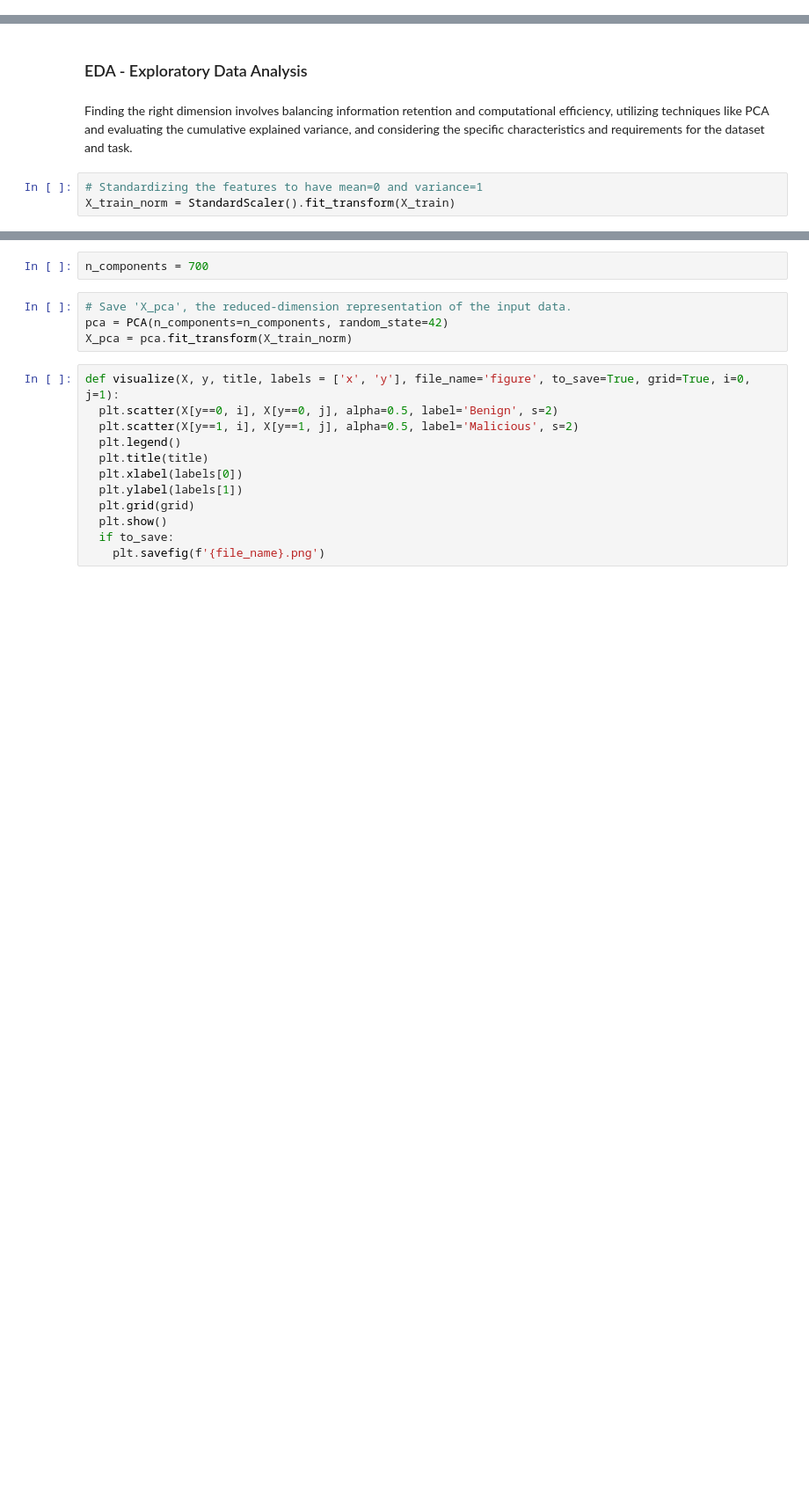
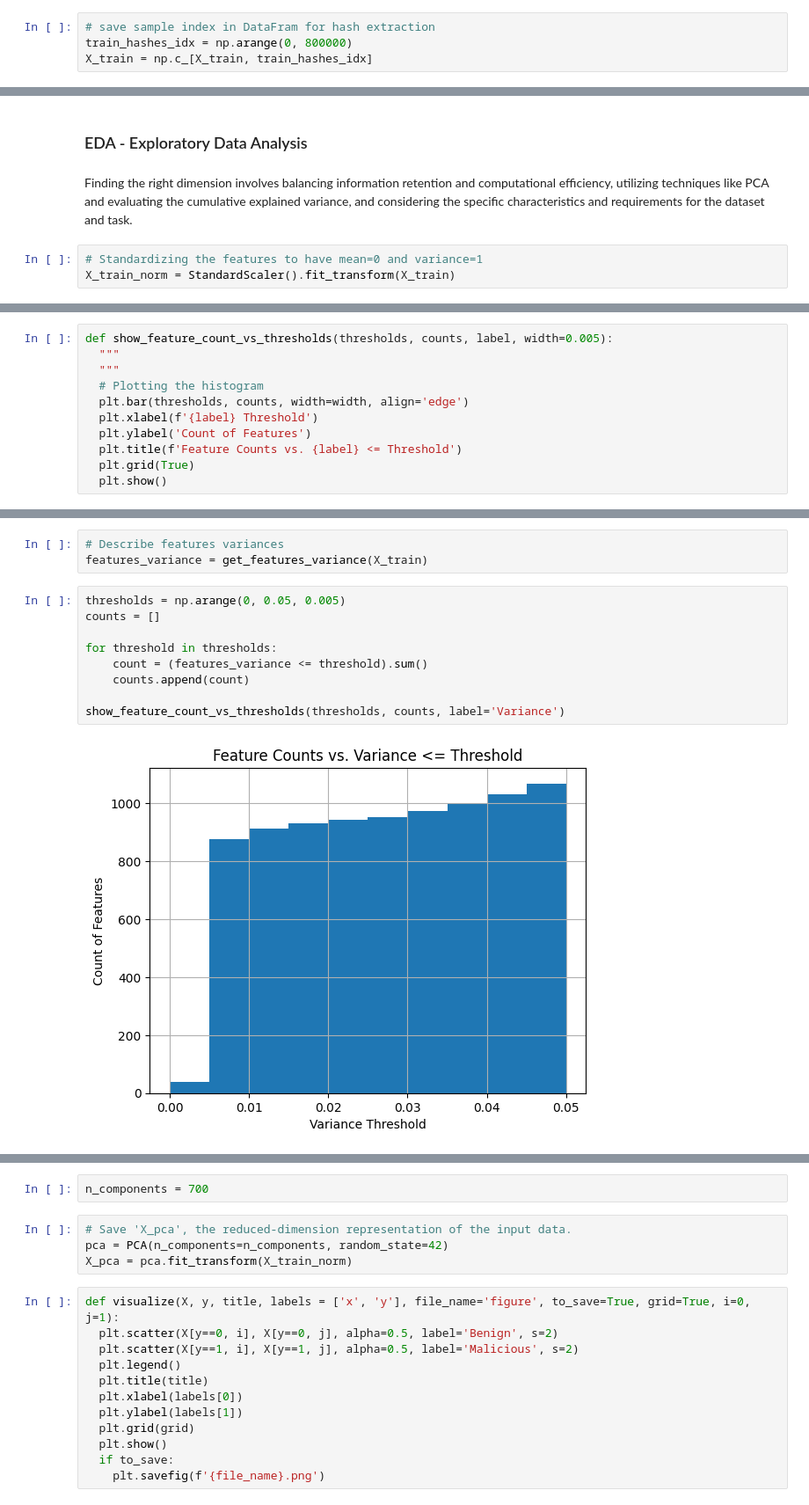
Before and after one commit to DanielFadlon/LWSM, a Jupyter notebook: LWSM.ipynb, the cells around one changed output, grey strips where cells are left out. Shown at 88% size. Cells and saved outputs as stored; diff of their text form; blank space fills up the shorter version.

```diff
--- a/LWSM.ipynb
+++ b/LWSM.ipynb
@@ -362 +197,5 @@ X_train.shape
+# %%
+# save sample index in DataFram for hash extraction
+train_hashes_idx = np.arange(0, 800000)
+X_train = np.c_[X_train, train_hashes_idx]
 # %%
@@ -403,0 +382,11 @@ print(f'Cumulative Explained Variance for 700 Principal Components: {cumulative_
+# %%
+def show_feature_count_vs_thresholds(thresholds, counts, label, width=0.005):
+  """
+  """
+  # Plotting the histogram
+  plt.bar(thresholds, counts, width=width, align='edge')
+  plt.xlabel(f'{label} Threshold')
+  plt.ylabel('Count of Features')
+  plt.title(f'Feature Counts vs. {label} <= Threshold')
+  plt.grid(True)
+  plt.show()
@@ -403,0 +404,14 @@ print(f'Cumulative Explained Variance for 700 Principal Components: {cumulative_
+# %%
+# Describe features variances
+features_variance = get_features_variance(X_train)
+# %%
+thresholds = np.arange(0, 0.05, 0.005)
+counts = []
+
+for threshold in thresholds:
+    count = (features_variance <= threshold).sum()
+    counts.append(count)
+
+show_feature_count_vs_thresholds(thresholds, counts, label='Variance')
+# %% [output]
+[figure, added]
```
Also changed, not shown: parts of 147 cells of this notebook.
